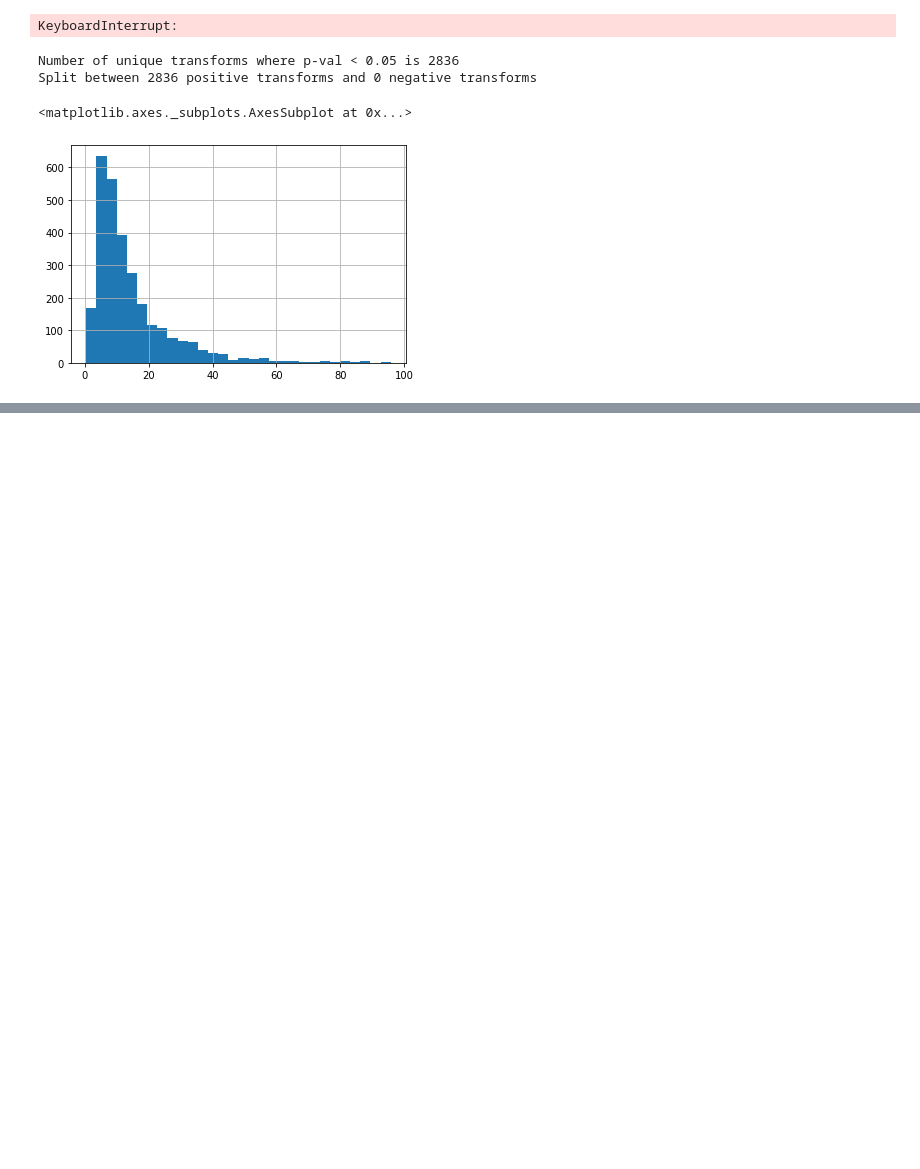
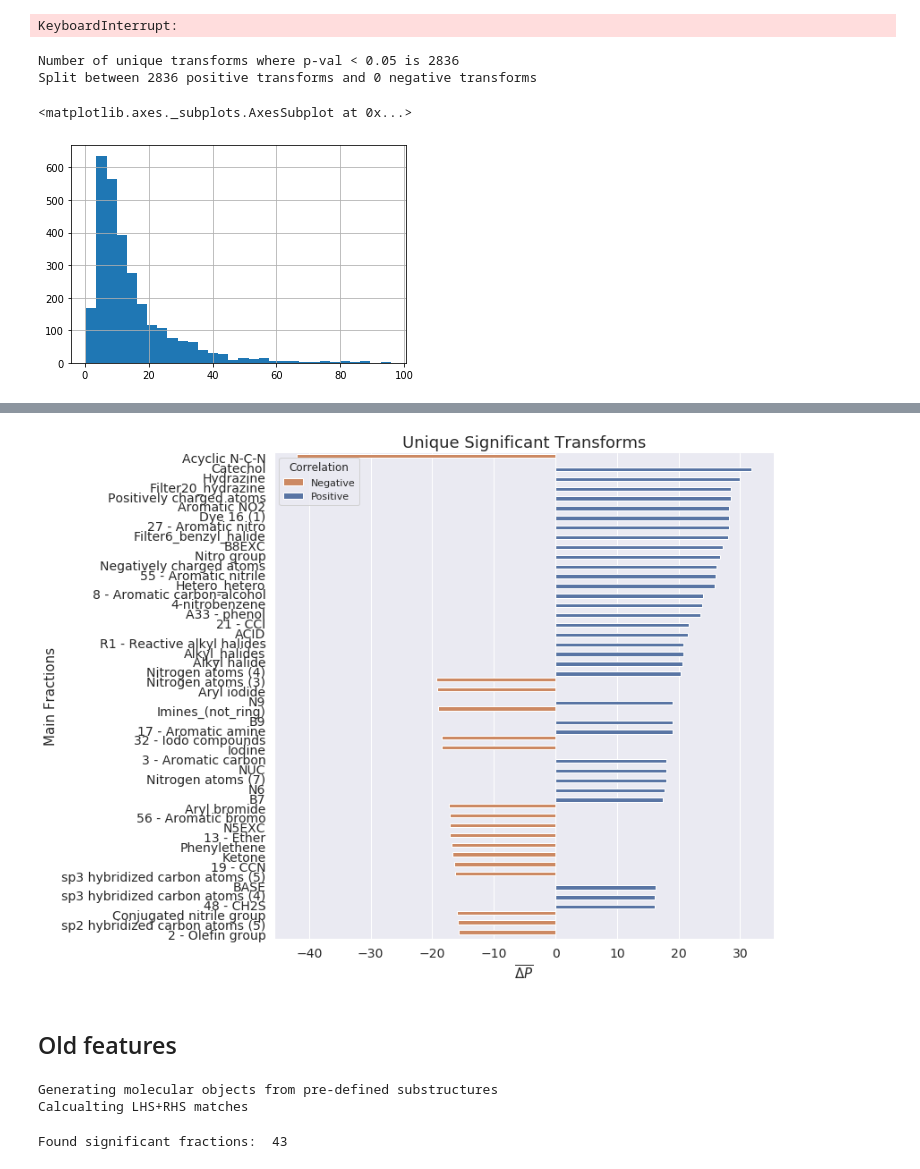
Before and after one commit to domgurvic/efflux_mmpa, a Jupyter notebook: run_mmpa_fge.ipynb, the cells around one changed output, grey strips where cells are left out. Cells and saved outputs as stored; diff of their text form; code cells hidden in the pictures; blank space fills up the shorter version.

```diff
--- a/run_mmpa_fge.ipynb
+++ b/run_mmpa_fge.ipynb
@@ -135,2 +223,15 @@ res_neg_neg= master_functions.results_arr(features_2_all_neg, fr_sig_descriptors
 # %%
-master_functions.plot_feats(res_neg_neg)
+master_functions.plot_feats(res_neg_neg[:50])
+# %% [output]
+[figure, added]
+# %% [markdown]
+## Old features
+# %%
+features_all_neg, l_feats_neg, r_feats_neg = master_functions.calculate_fractions_mk4(mmpa_zero_pos)
+# %% [output]
+Generating molecular objects from pre-defined substructures
+Calcualting LHS+RHS matches
+# %%
+fr_sig_descriptors_neg_mk4 = master_functions.find_sig_feats_mk2(l_feats_neg, r_feats_neg, 0.01)
+# %% [output]
+Found significant fractions:  43
```
Also changed, not shown: parts of 16 cells of this notebook, 1 other file.
